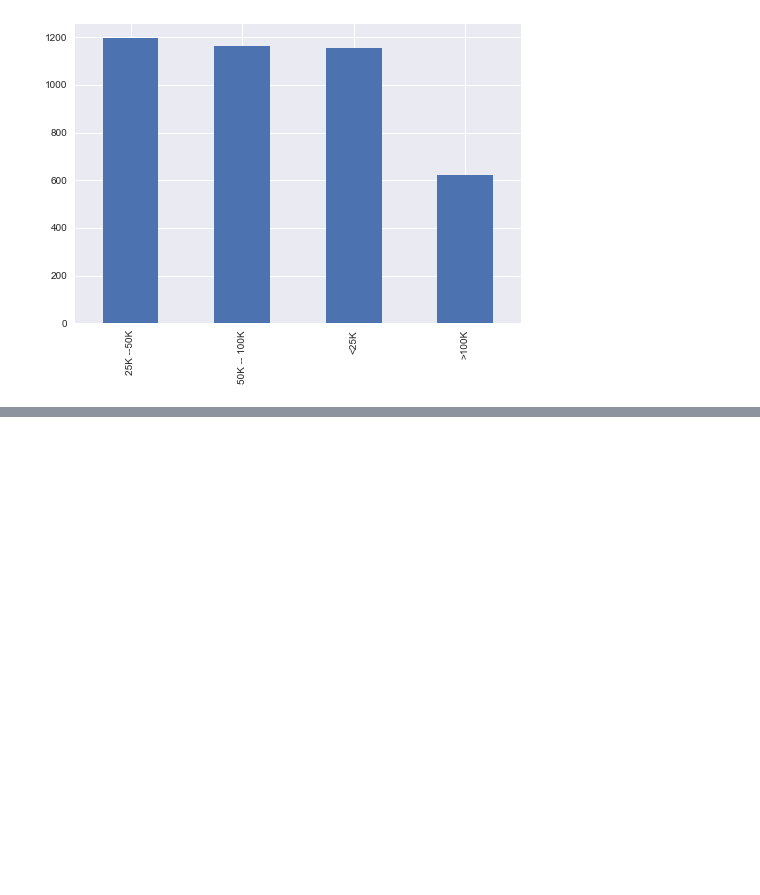
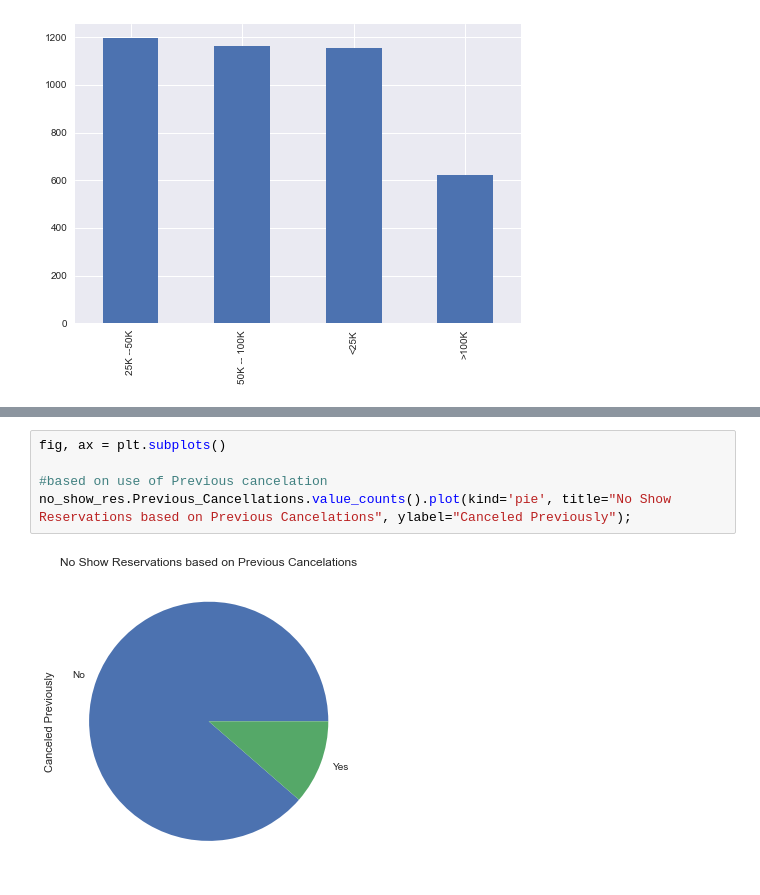
Before and after one commit to Vaseekaran-V/SC-DataStorm-2, a Jupyter notebook: Day_2/Visualization_N.ipynb, the cells around one changed output, grey strips where cells are left out. Drawn from its saved outputs; the diff is of its cells as text; blank space fills up the shorter version.

```diff
--- a/Day_2/Visualization_N.ipynb
+++ b/Day_2/Visualization_N.ipynb
@@ -65,0 +87,7 @@ ax = cancelled_cust.Income.value_counts().plot(kind='bar')
+# %%
+fig, ax = plt.subplots()
+
+#based on use of Previous cancelation
+no_show_res.Previous_Cancellations.value_counts().plot(kind='pie', title="No Show Reservations based on Previous Cancelations", ylabel="Canceled Previously");
+# %% [output]
+[figure, added]
```
Also changed, not shown: parts of 20 cells of this notebook.
